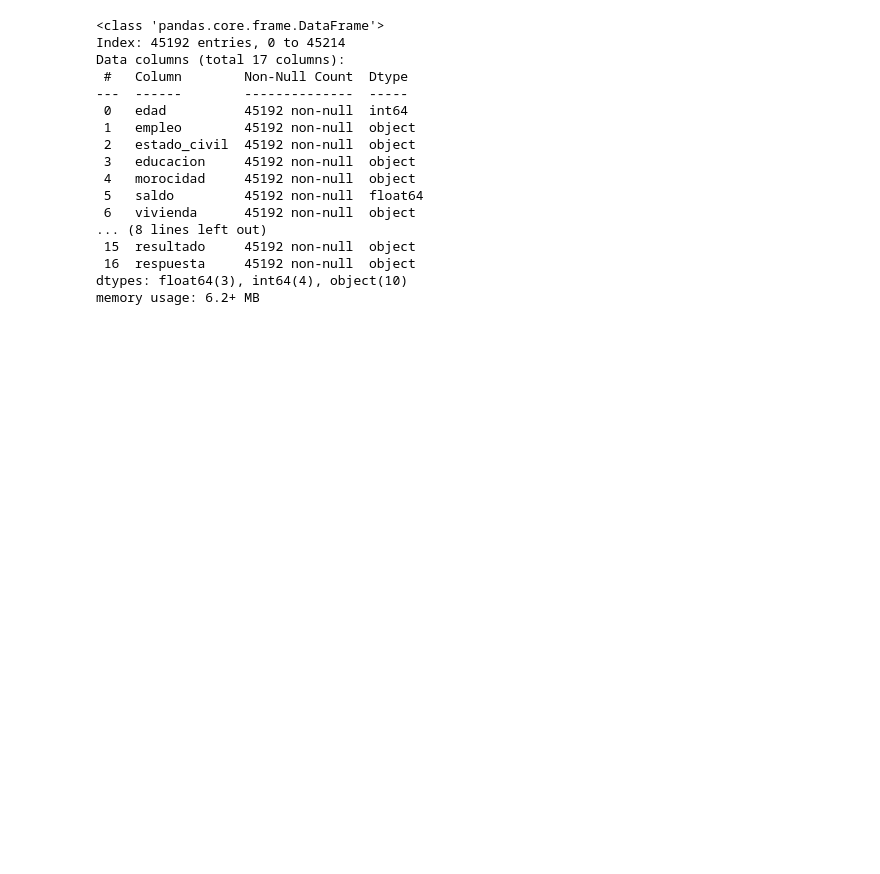
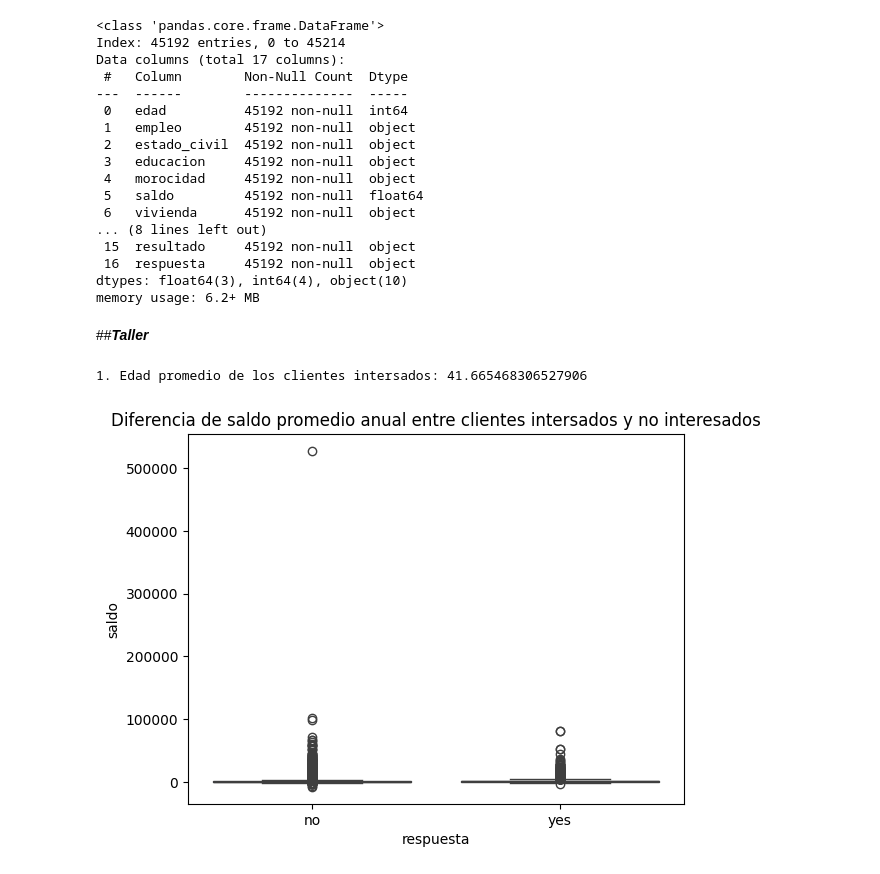
Before and after one commit to ErikaDivantoque/Talento_Tech, a Jupyter notebook: Laboratorio_1_.ipynb, the cells around one changed output. Drawn from its saved outputs; the diff is of its cells as text; code cells hidden in the pictures; blank space fills up the shorter version.

```diff
--- a/Laboratorio_1_.ipynb
+++ b/Laboratorio_1_.ipynb
@@ -703,3 +703,20 @@ Data columns (total 17 columns):
  16  respuesta     45192 non-null  object
 dtypes: float64(3), int64(4), object(10)
 memory usage: 6.2+ MB
+# %% [markdown]
+##***Taller***
+# %%
+# Edad(age) promedio(mean) de los clinetes interesados en adquirir un certificado de deposito (y)
+
+edad_promedio_interesados = data[data['respuesta'] == 'yes']['edad'].mean()
+print("1. Edad promedio de los clientes intersados:", edad_promedio_interesados)
+# %% [output]
+1. Edad promedio de los clientes intersados: 41.665468306527906
+# %%
+# Diferencia de ingresos entre clientes intersados y no interesados:
+
+sns.boxplot(x='respuesta', y='saldo', data=data)
+plt.title('Diferencia de saldo promedio anual entre clientes intersados y no interesados')
+plt.show()
+# %% [output]
+[figure, added]
```
Also changed, not shown: parts of 9 cells of this notebook.
